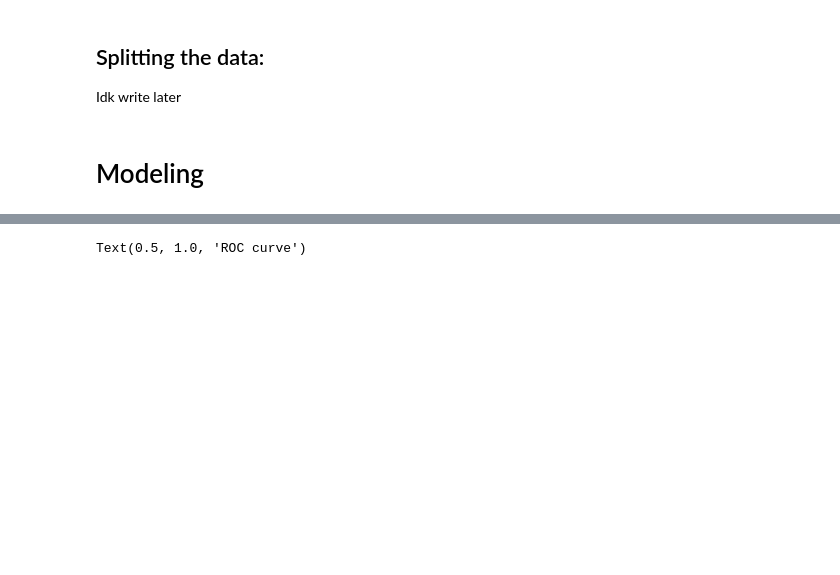
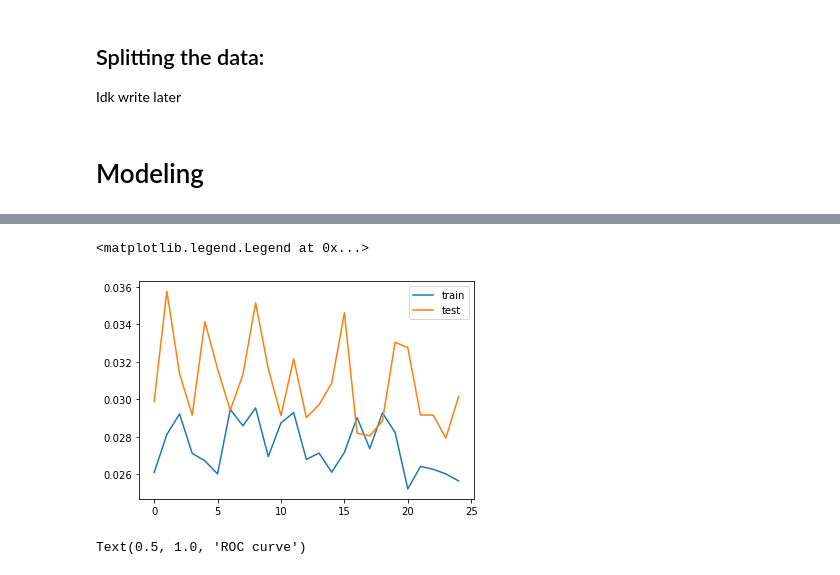
Before and after one commit to saakethkoka/ML-Lab5, a Jupyter notebook: main.ipynb, the cells around one changed output, grey strips where cells are left out. Drawn from its saved outputs; the diff is of its cells as text; code cells hidden in the pictures; blank space fills up the shorter version.

Commit message:
plotting and stuff i think

```diff
--- a/main.ipynb
+++ b/main.ipynb
@@ -439,7 +439,8 @@ model.compile(optimizer='adam',
 history = model.fit([X_crossed,X_cat,X_num],
                     y_train,
                     class_weight=class_weight,
-                    epochs=50,
-                    batch_size=1024,
+                    validation_data=([crossed_features_test.to_numpy(), categorical_features_test.to_numpy(), numerical_features_test.to_numpy()], y_test),
+                    epochs=25,
+                    batch_size=512,
                     verbose=1)
 # %% [output]
@@ -463,3 +464,11 @@ Wall time: 12.1 s
+# %%
+# plot history:
+plt.plot(history.history['false_omission_rate'], label='train')
+plt.plot(history.history['val_false_omission_rate'], label='test')
+plt.legend()
+# %% [output]
+<matplotlib.legend.Legend at 0x...>
+[figure, added]
 # %%
 # plot ROC curve:
 from sklearn.metrics import roc_curve, auc
```
Also changed, not shown: parts of 1 cell of this notebook.
